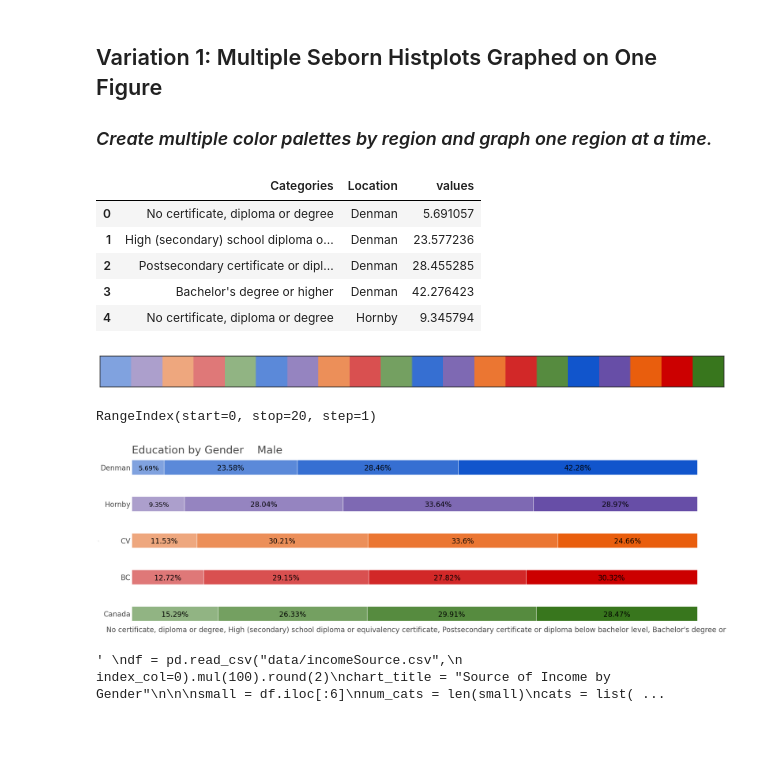
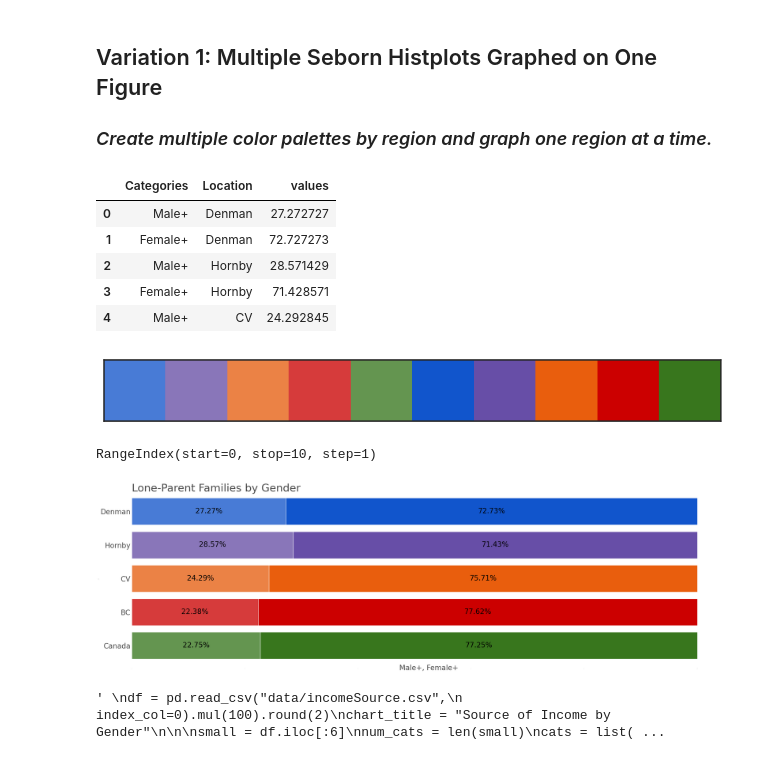
Before and after one commit to gelbelle/Graphing, a Jupyter notebook: stacked_charts.ipynb, the cells around one changed output. Drawn from its saved outputs; the diff is of its cells as text; code cells hidden in the pictures; blank space fills up the shorter version.

Commit message:
New Charts

```diff
--- a/stacked_charts.ipynb
+++ b/stacked_charts.ipynb
@@ -7,9 +7,9 @@ import pandas as pd
 import seaborn as sns
 import matplotlib.pyplot as plt
 
-df = pd.read_csv("data/educationByGenderFemale.csv",
+df = pd.read_csv("data/singlesByGender.csv",
                  index_col=0).round(2)
-chart_title = "Education by Gender    Male"
+chart_title = "Lone-Parent Families by Gender"
 num_cats = len(df)
 cats = list(df.index)
 cats.reverse()
@@ -26,11 +26,11 @@ df["values"] = pd.to_numeric(df["values"])
 df.head()
 # %% [output]
 |  | Categories | Location | values |
-| 0 | No certificate, diploma or degree | Denman | 5.691057 |
-| 1 | High (secondary) school diploma o... | Denman | 23.577236 |
-| 2 | Postsecondary certificate or dipl... | Denman | 28.455285 |
-| 3 | Bachelor's degree or higher | Denman | 42.276423 |
-| 4 | No certificate, diploma or degree | Hornby | 9.345794 |
+| 0 | Male+ | Denman | 27.272727 |
+| 1 | Female+ | Denman | 72.727273 |
+| 2 | Male+ | Hornby | 28.571429 |
+| 3 | Female+ | Hornby | 71.428571 |
+| 4 | Male+ | CV | 24.292845 |
 # %%
 # Set Seaborn plot style: white in the background, no grid lines
 sns.set_theme(style="white")
@@ -58,7 +58,7 @@ regions = [element for item in colors for element in item]
 
 sns.palplot(regions)
 # %% [output]
-[figure, old version]
+[figure, new version]
 # %%
 
 # Setting figure and axis with subplots
@@ -89,8 +89,8 @@ y = "Location"
 weights = "values"
 multiple = "stack"
 element = "bars"
-shrink = .4  # Skinny
-# shrink = .8  # Regular
+# shrink = .4  # Skinny
+shrink = .8  # Regular
 
 # Plot histogram of entire dataframe with weights
 myplot = sns.histplot(df.reset_index(drop=True),
@@ -110,39 +110,39 @@ plt.title(chart_title, fontsize=30,
           color="#4A4A4A", loc="left", y=.98)
 # Now, iterate back through all sections in the figure & reassign colors based on regions color palette
 for area, color in zip(axis.patches, regions):
     area.set_facecolor(color)
 
 for bar in axis.patches:
     if bar.get_width() < 5.5:
         axis.text(bar.get_x() + bar.get_width()/2 + .35,
                   bar.get_height()+bar.get_y() - 0.12,  # skinny
                   # bar.get_height()+bar.get_y()-.85, #regular
                   f"{round(bar.get_width(), 2)}%",
                   ha="center",
                   color="black",
                   size=14,
                   rotation=45
                   )
     elif bar.get_width() < 9.5:
         axis.text(bar.get_x() + bar.get_width()/2+.13,
-                  bar.get_height()+bar.get_y() - 0.12,  # skinny
-                  # bar.get_height()+bar.get_y()-.35, #regular
+                  # bar.get_height()+bar.get_y() - 0.12,  # skinny
+                  bar.get_height()+bar.get_y()-.35,  # regular
                   f"{round(bar.get_width(), 2)}%",
                   ha="center",
                   color="black",
                   size=18,
                   )
     else:
         axis.text(bar.get_x() + bar.get_width()/2,
-                  bar.get_height()+bar.get_y() - 0.12,  # skinny
-                  # bar.get_height()+bar.get_y()-.35, #regular
+                  # bar.get_height()+bar.get_y() - 0.12,  # skinny
+                  bar.get_height()+bar.get_y()-.35,  # regular
                   f"{round(bar.get_width(), 2)}%",
                   ha="center",
                   color="black",
                   size=20)
 # %% [output]
-RangeIndex(start=0, stop=20, step=1)
+RangeIndex(start=0, stop=10, step=1)
-[figure, old version]
+[figure, new version]
 # %%
 """
 df = pd.read_csv("data/incomeSource.csv",
```
